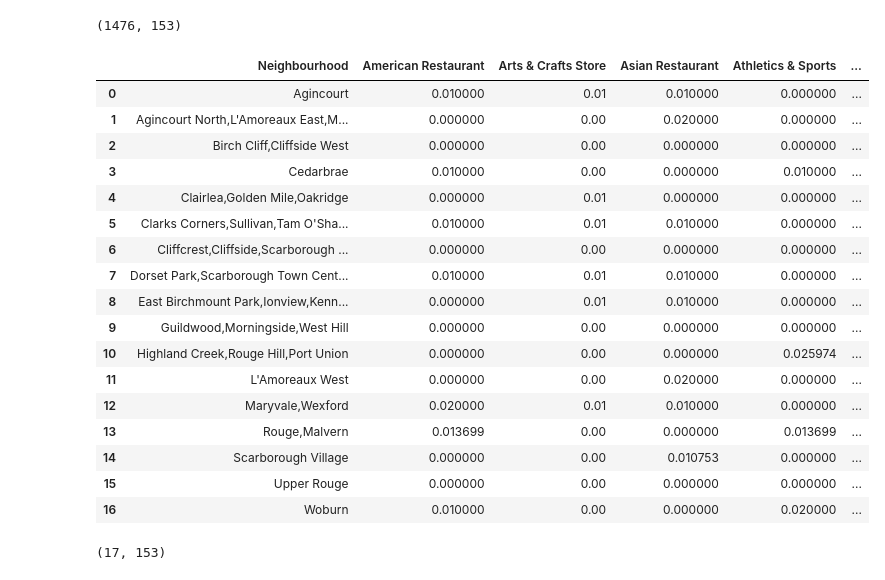
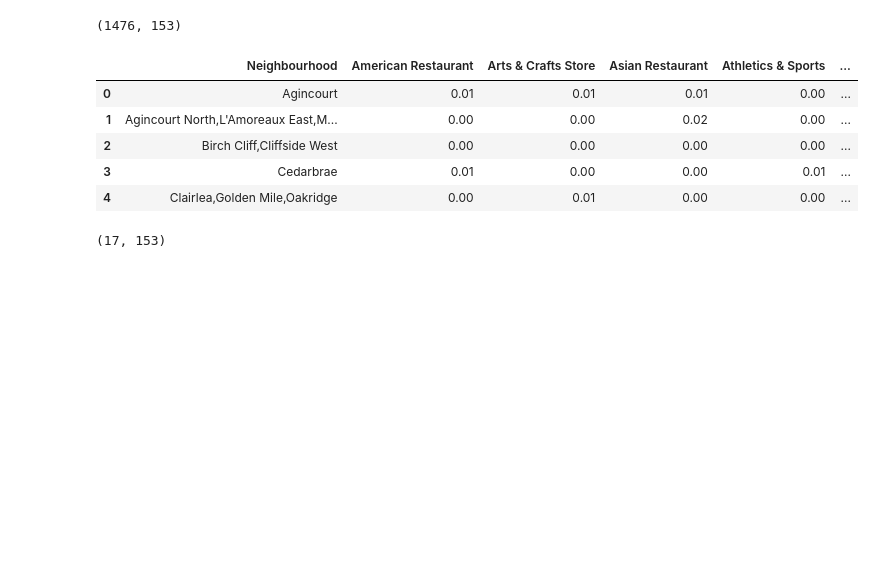
Before and after one commit to ManalChakra/Coursera_Capstone, a Jupyter notebook: Battle of the Boroughs.ipynb, the cells around one changed output. Cells and saved outputs as stored; diff of their text form; code cells hidden in the pictures; blank space fills up the shorter version.

```diff
--- a/Battle of the Boroughs.ipynb
+++ b/Battle of the Boroughs.ipynb
@@ -867,26 +828,14 @@ scarborough_onehot.shape
 # %%
 # grouping by neighbourhood
 scarborough_grouped = scarborough_onehot.groupby('Neighbourhood').mean().reset_index()
-scarborough_grouped
+scarborough_grouped.head()
 # %% [output]
 |  | Neighbourhood | American Restaurant | Arts & Crafts Store | Asian Restaurant | Athletics & Sports | ... |
-| 0 | Agincourt | 0.010000 | 0.01 | 0.010000 | 0.000000 | ... |
-| 1 | Agincourt North,L'Amoreaux East,M... | 0.000000 | 0.00 | 0.020000 | 0.000000 | ... |
-| 2 | Birch Cliff,Cliffside West | 0.000000 | 0.00 | 0.000000 | 0.000000 | ... |
-| 3 | Cedarbrae | 0.010000 | 0.00 | 0.000000 | 0.010000 | ... |
-| 4 | Clairlea,Golden Mile,Oakridge | 0.000000 | 0.01 | 0.000000 | 0.000000 | ... |
-| 5 | Clarks Corners,Sullivan,Tam O'Sha... | 0.010000 | 0.01 | 0.010000 | 0.000000 | ... |
-| 6 | Cliffcrest,Cliffside,Scarborough ... | 0.000000 | 0.00 | 0.000000 | 0.000000 | ... |
-| 7 | Dorset Park,Scarborough Town Cent... | 0.010000 | 0.01 | 0.010000 | 0.000000 | ... |
-| 8 | East Birchmount Park,Ionview,Kenn... | 0.000000 | 0.01 | 0.010000 | 0.000000 | ... |
-| 9 | Guildwood,Morningside,West Hill | 0.000000 | 0.00 | 0.000000 | 0.000000 | ... |
-| 10 | Highland Creek,Rouge Hill,Port Union | 0.000000 | 0.00 | 0.000000 | 0.025974 | ... |
-| 11 | L'Amoreaux West | 0.000000 | 0.00 | 0.020000 | 0.000000 | ... |
-| 12 | Maryvale,Wexford | 0.020000 | 0.01 | 0.010000 | 0.000000 | ... |
-| 13 | Rouge,Malvern | 0.013699 | 0.00 | 0.000000 | 0.013699 | ... |
-| 14 | Scarborough Village | 0.000000 | 0.00 | 0.010753 | 0.000000 | ... |
-| 15 | Upper Rouge | 0.000000 | 0.00 | 0.000000 | 0.000000 | ... |
-| 16 | Woburn | 0.010000 | 0.00 | 0.000000 | 0.020000 | ... |
+| 0 | Agincourt | 0.01 | 0.01 | 0.01 | 0.00 | ... |
+| 1 | Agincourt North,L'Amoreaux East,M... | 0.00 | 0.00 | 0.02 | 0.00 | ... |
+| 2 | Birch Cliff,Cliffside West | 0.00 | 0.00 | 0.00 | 0.00 | ... |
+| 3 | Cedarbrae | 0.01 | 0.00 | 0.00 | 0.01 | ... |
+| 4 | Clairlea,Golden Mile,Oakridge | 0.00 | 0.01 | 0.00 | 0.00 | ... |
 # %%
 # grouped size
 scarborough_grouped.shape
```
Also changed, not shown: parts of 11 cells of this notebook.
